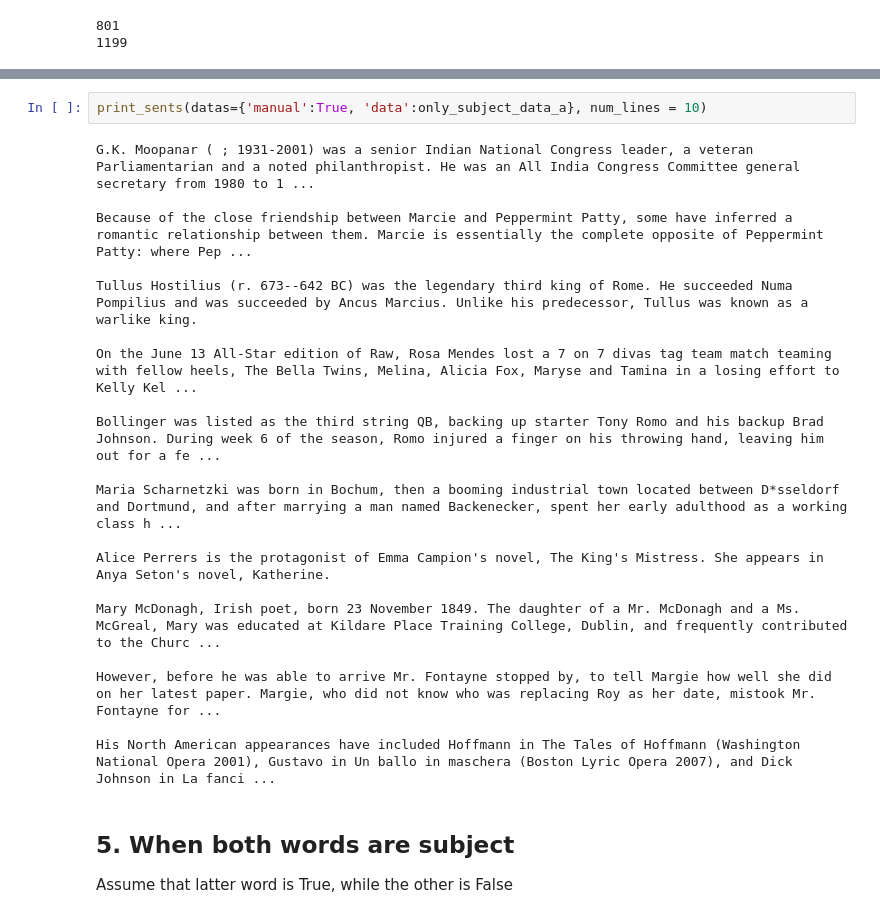
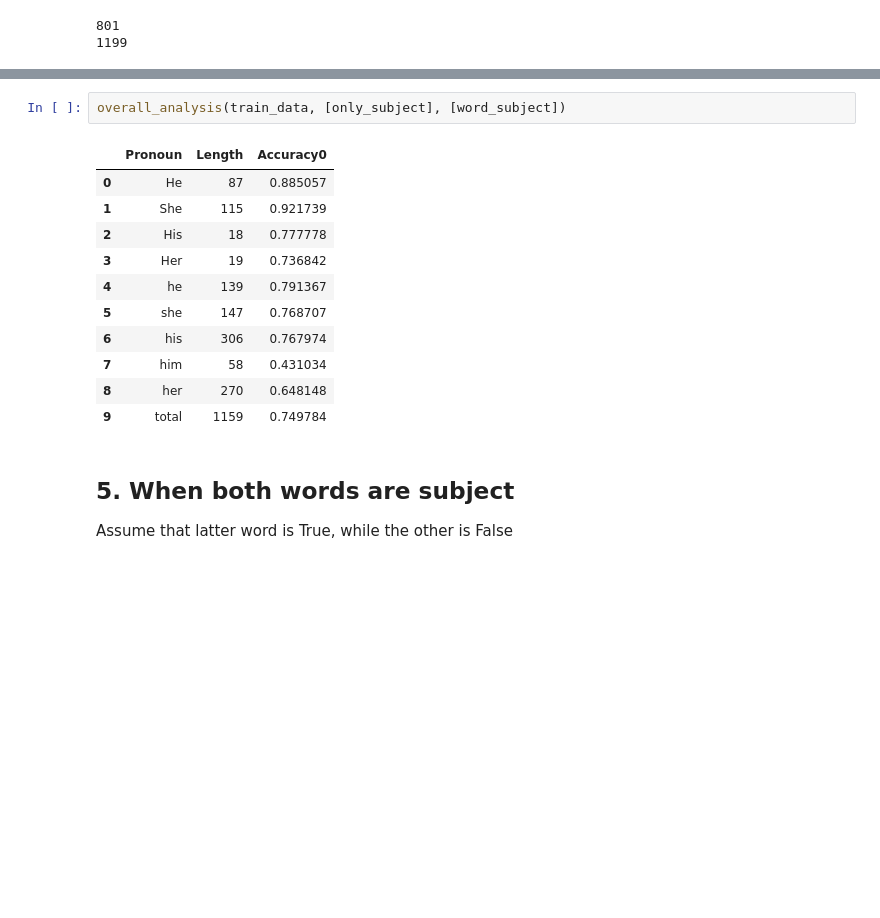
Before and after one commit to Kohgeonho/NLP_HW3_gap_coreference, a Jupyter notebook: gap-coreference/CS372_HW3_code_20160025.ipynb, the cells around one changed output, grey strips where cells are left out. Saved outputs shown, nothing was run; the diff lists cells and outputs as text; blank space fills up the shorter version.

```diff
--- a/gap-coreference/CS372_HW3_code_20160025.ipynb
+++ b/gap-coreference/CS372_HW3_code_20160025.ipynb
@@ -446,25 +420,17 @@ only_subject_data_a = apply_model(train_data, [only_subject], word_subject)
-# %%
-print_sents(datas={'manual':True, 'data':only_subject_data_a}, num_lines = 10)
-# %% [output]
-G.K. Moopanar ( ; 1931-2001) was a senior Indian National Congress leader, a veteran Parliamentarian and a noted philanthropist. He was an All India Congress Committee general secretary from 1980 to 1 ...
-
-Because of the close friendship between Marcie and Peppermint Patty, some have inferred a romantic relationship between them. Marcie is essentially the complete opposite of Peppermint Patty: where Pep ...
-
-Tullus Hostilius (r. 673--642 BC) was the legendary third king of Rome. He succeeded Numa Pompilius and was succeeded by Ancus Marcius. Unlike his predecessor, Tullus was known as a warlike king.
-
-On the June 13 All-Star edition of Raw, Rosa Mendes lost a 7 on 7 divas tag team match teaming with fellow heels, The Bella Twins, Melina, Alicia Fox, Maryse and Tamina in a losing effort to Kelly Kel ...
-
-Bollinger was listed as the third string QB, backing up starter Tony Romo and his backup Brad Johnson. During week 6 of the season, Romo injured a finger on his throwing hand, leaving him out for a fe ...
-
-Maria Scharnetzki was born in Bochum, then a booming industrial town located between D*sseldorf and Dortmund, and after marrying a man named Backenecker, spent her early adulthood as a working class h ...
-
-Alice Perrers is the protagonist of Emma Campion's novel, The King's Mistress. She appears in Anya Seton's novel, Katherine.
-
-Mary McDonagh, Irish poet, born 23 November 1849. The daughter of a Mr. McDonagh and a Ms. McGreal, Mary was educated at Kildare Place Training College, Dublin, and frequently contributed to the Churc ...
-
-However, before he was able to arrive Mr. Fontayne stopped by, to tell Margie how well she did on her latest paper. Margie, who did not know who was replacing Roy as her date, mistook Mr. Fontayne for ...
-
-His North American appearances have included Hoffmann in The Tales of Hoffmann (Washington National Opera 2001), Gustavo in Un ballo in maschera (Boston Lyric Opera 2007), and Dick Johnson in La fanci ...
+# %%
+overall_analysis(train_data, [only_subject], [word_subject])
+# %% [output]
+|  | Pronoun | Length | Accuracy0 |
+| 0 | He | 87 | 0.885057 |
+| 1 | She | 115 | 0.921739 |
+| 2 | His | 18 | 0.777778 |
+| 3 | Her | 19 | 0.736842 |
+| 4 | he | 139 | 0.791367 |
+| 5 | she | 147 | 0.768707 |
+| 6 | his | 306 | 0.767974 |
+| 7 | him | 58 | 0.431034 |
+| 8 | her | 270 | 0.648148 |
+| 9 | total | 1159 | 0.749784 |
 # %% [markdown]
 ## 5. When both words are subject
 Assume that latter word is True, while the other is False
```
Also changed, not shown: parts of 24 cells of this notebook, 2 other files.
